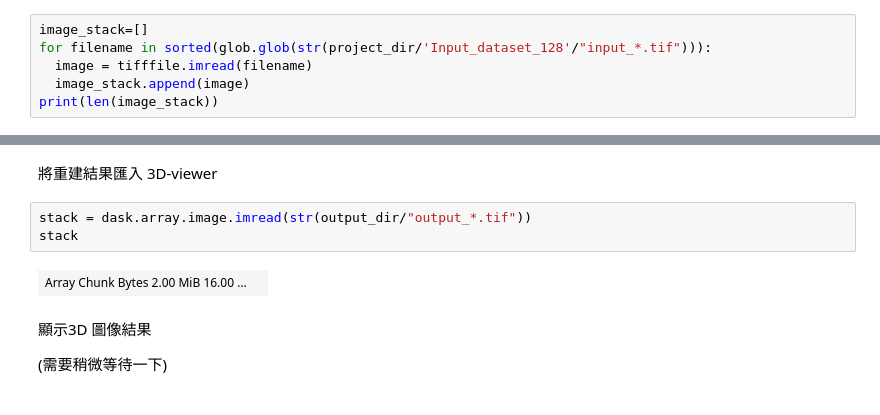
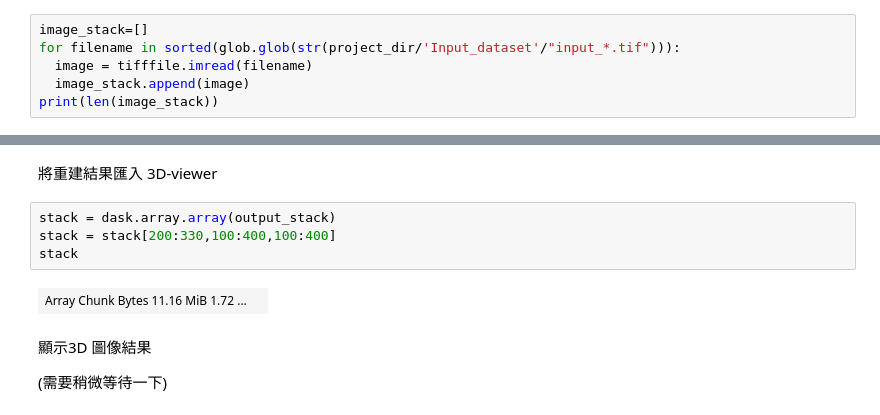
Before and after one commit to Tim-Li/X-ray_summer_school_2022, a Jupyter notebook: code/Python實作_Day1：Python在三維X光影像重建.ipynb, the cells around one changed output, grey strips where cells are left out. Drawn from its saved outputs; the diff is of its cells as text.

```diff
--- a/code/Python實作_Day1：Python在三維X光影像重建.ipynb
+++ b/code/Python實作_Day1：Python在三維X光影像重建.ipynb
@@ -275,7 +210,7 @@ Archive:  temp.zip
 ### 2.匯入資料集
 # %%
 image_stack=[]
-for filename in sorted(glob.glob(str(project_dir/'Input_dataset_128'/"input_*.tif"))):
+for filename in sorted(glob.glob(str(project_dir/'Input_dataset'/"input_*.tif"))):
   image = tifffile.imread(filename)
   image_stack.append(image)
 print(len(image_stack))
@@ -417,11 +352,12 @@ interactive(children=(IntSlider(value=63, description='layer', max=127), Output(
 ## 3D 圖像結果顯示
 # %% [markdown]
 將重建結果匯入 3D-viewer
-# %%
-stack = dask.array.image.imread(str(output_dir/"output_*.tif"))
-stack
-# %% [output]
-| Array Chunk Bytes 2.00 MiB 16.00 ... |  |
+# %%
+stack = dask.array.array(output_stack)
+stack = stack[200:330,100:400,100:400]
+stack
+# %% [output]
+| Array Chunk Bytes 11.16 MiB 1.72 ... |  |
 # %% [markdown]
 顯示3D 圖像結果
 
```
Also changed, not shown: parts of 15 cells of this notebook.
